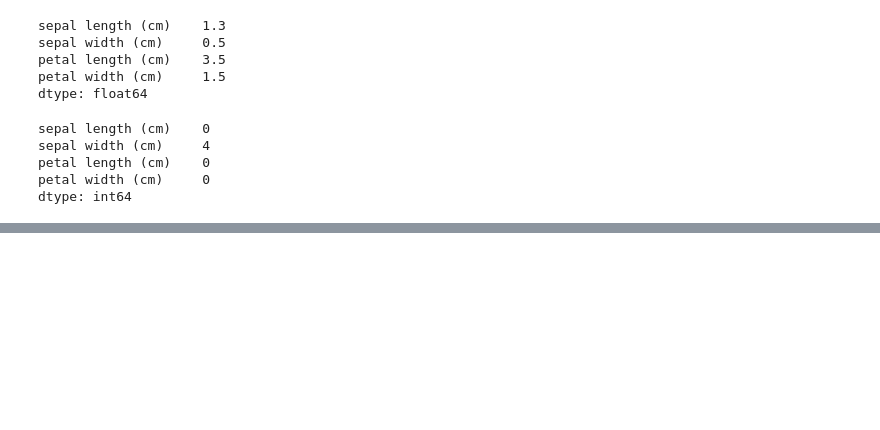
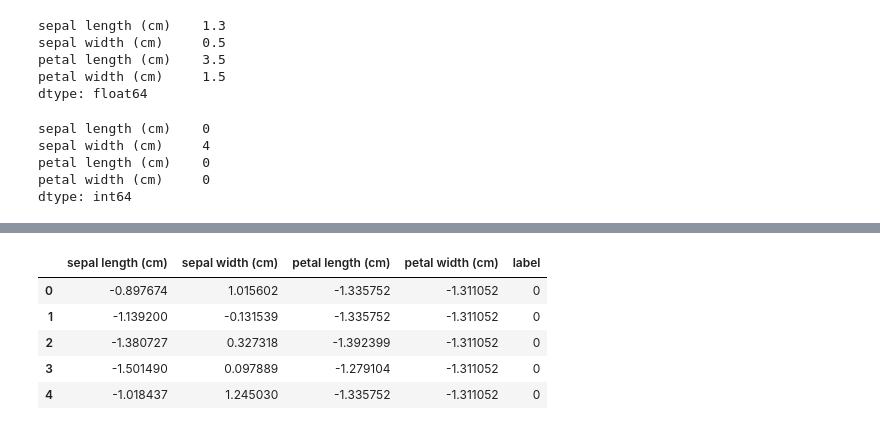
Before and after one commit to vomit21100/2023_Self_Learning, a Jupyter notebook: 1-數據的基礎運算.ipynb, the cells around one changed output, grey strips where cells are left out. Cells and saved outputs as stored; diff of their text form; code cells hidden in the pictures; blank space fills up the shorter version.

```diff
--- a/1-數據的基礎運算.ipynb
+++ b/1-數據的基礎運算.ipynb
@@ -91,0 +138,16 @@ dtype: int64
+# %%
+#Z-score Standardize
+#怕被outliers影響 所以不用min-max normalize
+iris_0 = iris.copy()
+#最後一個columns是label 所以去掉
+for i in iris_0.columns[:-1]:
+    iris_0[i] = (iris_0[i] - iris_0[i].mean()) / iris_0[i].std()
+
+iris_0.head()
+# %% [output]
+|  | sepal length (cm) | sepal width (cm) | petal length (cm) | petal width (cm) | label |
+| 0 | -0.897674 | 1.015602 | -1.335752 | -1.311052 | 0 |
+| 1 | -1.139200 | -0.131539 | -1.335752 | -1.311052 | 0 |
+| 2 | -1.380727 | 0.327318 | -1.392399 | -1.311052 | 0 |
+| 3 | -1.501490 | 0.097889 | -1.279104 | -1.311052 | 0 |
+| 4 | -1.018437 | 1.245030 | -1.335752 | -1.311052 | 0 |
```
Also changed, not shown: parts of 7 cells of this notebook, 5 other files.
